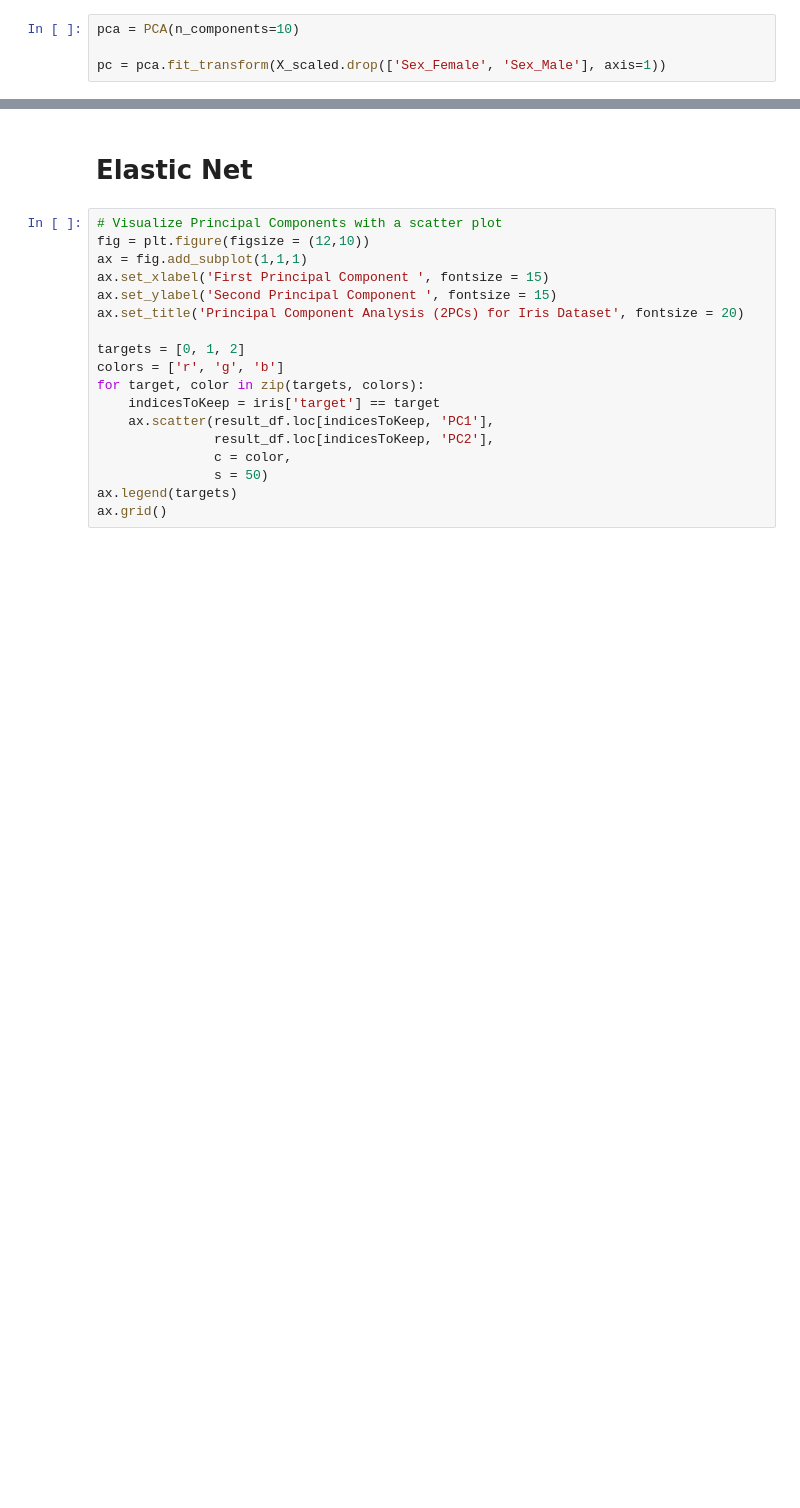
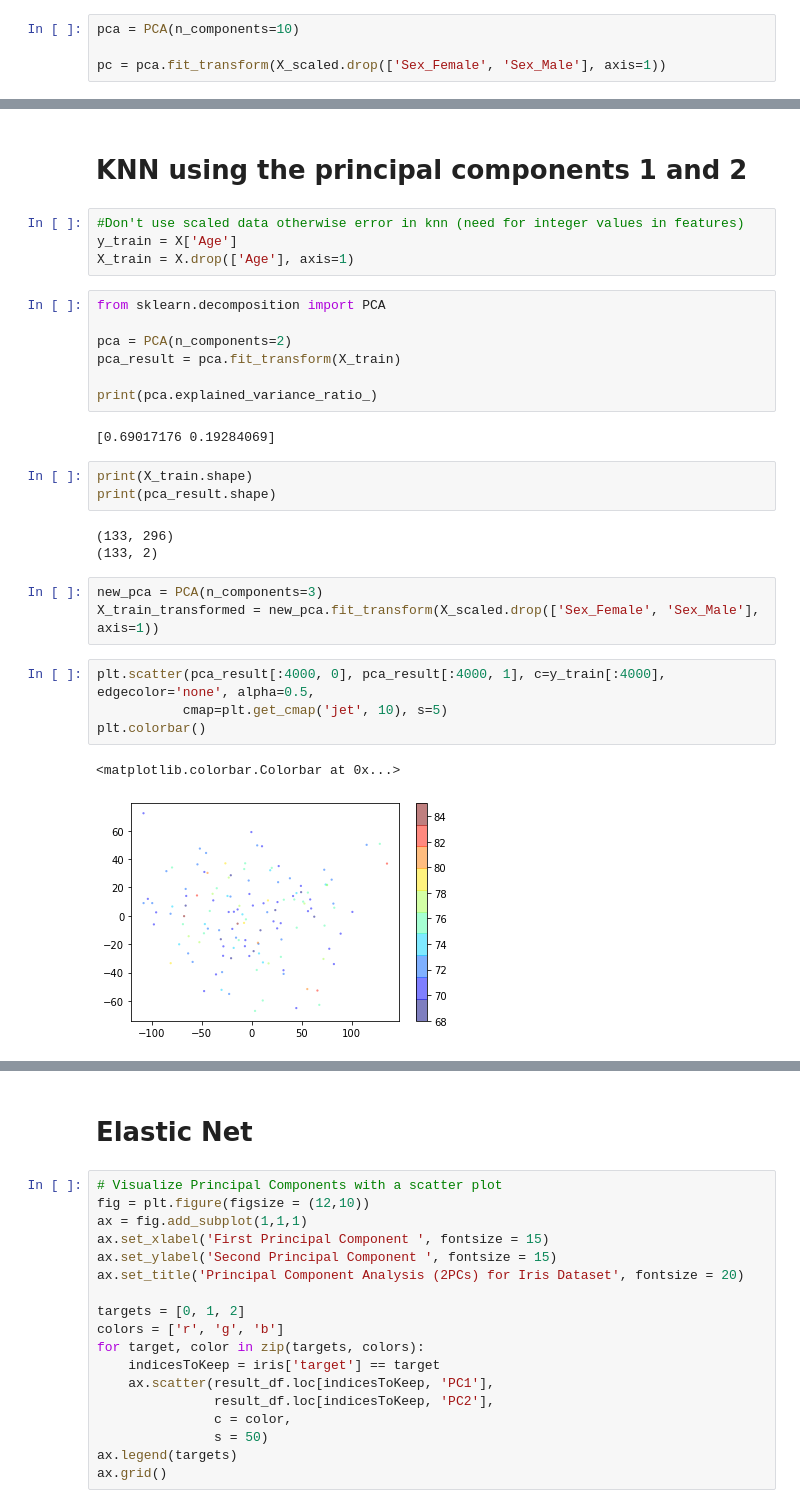
Before and after one commit to CS-433/project2_brainAge, a Jupyter notebook: Main.ipynb, the cells around one changed output, grey strips where cells are left out. Saved outputs shown, nothing was run; the diff lists cells and outputs as text; blank space fills up the shorter version.

```diff
--- a/Main.ipynb
+++ b/Main.ipynb
@@ -561,0 +546,31 @@ mi_scores = mutual_info_regression(pc, X['Age', discrete_features=False])
+# %% [markdown]
+# KNN using the principal components 1 and 2
+# %%
+#Don't use scaled data otherwise error in knn (need for integer values in features)
+y_train = X['Age']
+X_train = X.drop(['Age'], axis=1)
+# %%
+from sklearn.decomposition import PCA
+
+pca = PCA(n_components=2)
+pca_result = pca.fit_transform(X_train)
+
+print(pca.explained_variance_ratio_)
+# %% [output]
+[0.69017176 0.19284069]
+# %%
+print(X_train.shape)
+print(pca_result.shape)
+# %% [output]
+(133, 296)
+(133, 2)
+# %%
+new_pca = PCA(n_components=3)
+X_train_transformed = new_pca.fit_transform(X_scaled.drop(['Sex_Female', 'Sex_Male'], axis=1))
+# %%
+plt.scatter(pca_result[:4000, 0], pca_result[:4000, 1], c=y_train[:4000], edgecolor='none', alpha=0.5,
+           cmap=plt.get_cmap('jet', 10), s=5)
+plt.colorbar()
+# %% [output]
+<matplotlib.colorbar.Colorbar at 0x...>
+[figure, added]
```
Also changed, not shown: parts of 21 cells of this notebook.
